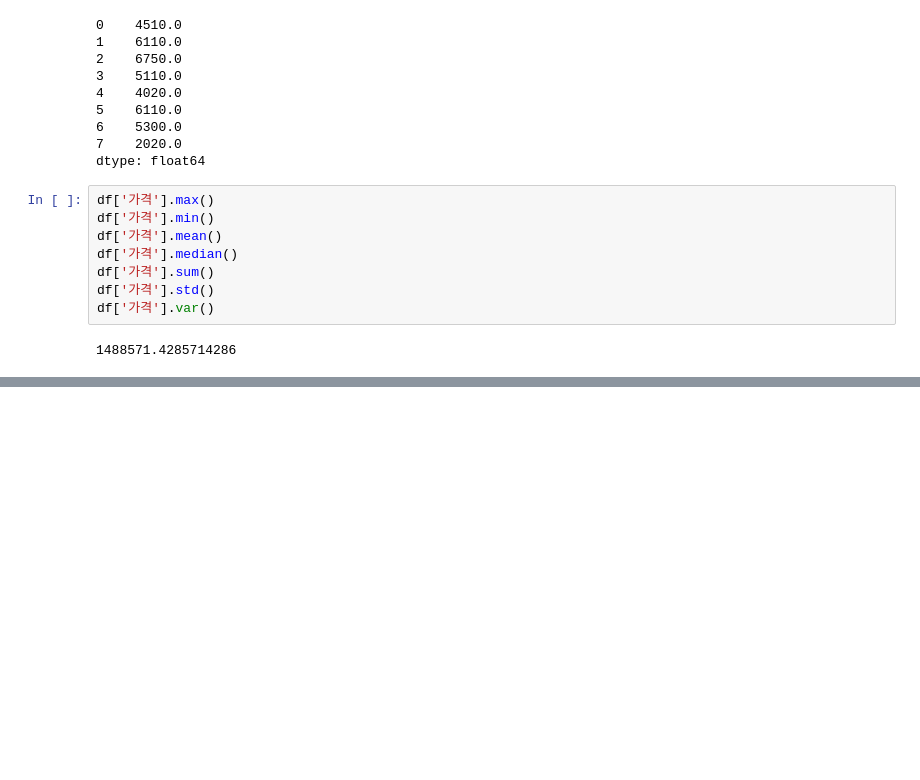
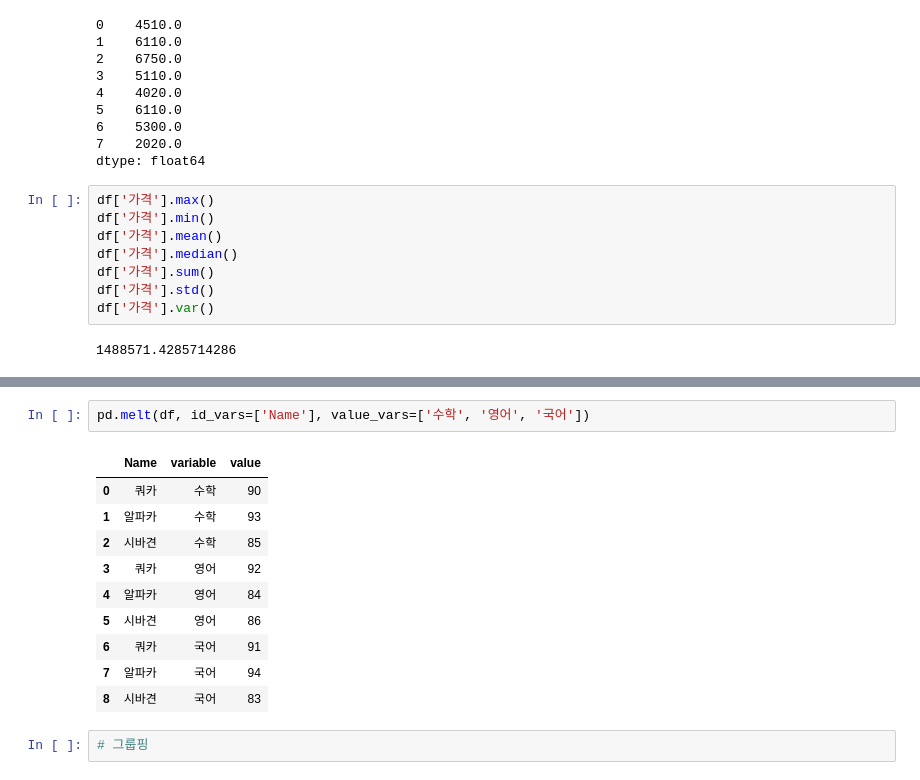
Before and after one commit to YoungriKIM/Engineer_Big_Data_Analysis, a Jupyter notebook: 퇴근후딴짓/part1/ch2/selfstudy.ipynb, the cells around one changed output, grey strips where cells are left out. Saved outputs shown, nothing was run; the diff lists cells and outputs as text; blank space fills up the shorter version.

```diff
--- a/퇴근후딴짓/part1/ch2/selfstudy.ipynb
+++ b/퇴근후딴짓/part1/ch2/selfstudy.ipynb
@@ -873,0 +992,15 @@ df['가격'].var()
+# %%
+pd.melt(df, id_vars=['Name'], value_vars=['수학', '영어', '국어'])
+# %% [output]
+|  | Name | variable | value |
+| 0 | 쿼카 | 수학 | 90 |
+| 1 | 알파카 | 수학 | 93 |
+| 2 | 시바견 | 수학 | 85 |
+| 3 | 쿼카 | 영어 | 92 |
+| 4 | 알파카 | 영어 | 84 |
+| 5 | 시바견 | 영어 | 86 |
+| 6 | 쿼카 | 국어 | 91 |
+| 7 | 알파카 | 국어 | 94 |
+| 8 | 시바견 | 국어 | 83 |
+# %%
+# 그룹핑
```
Also changed, not shown: parts of 17 cells of this notebook.
